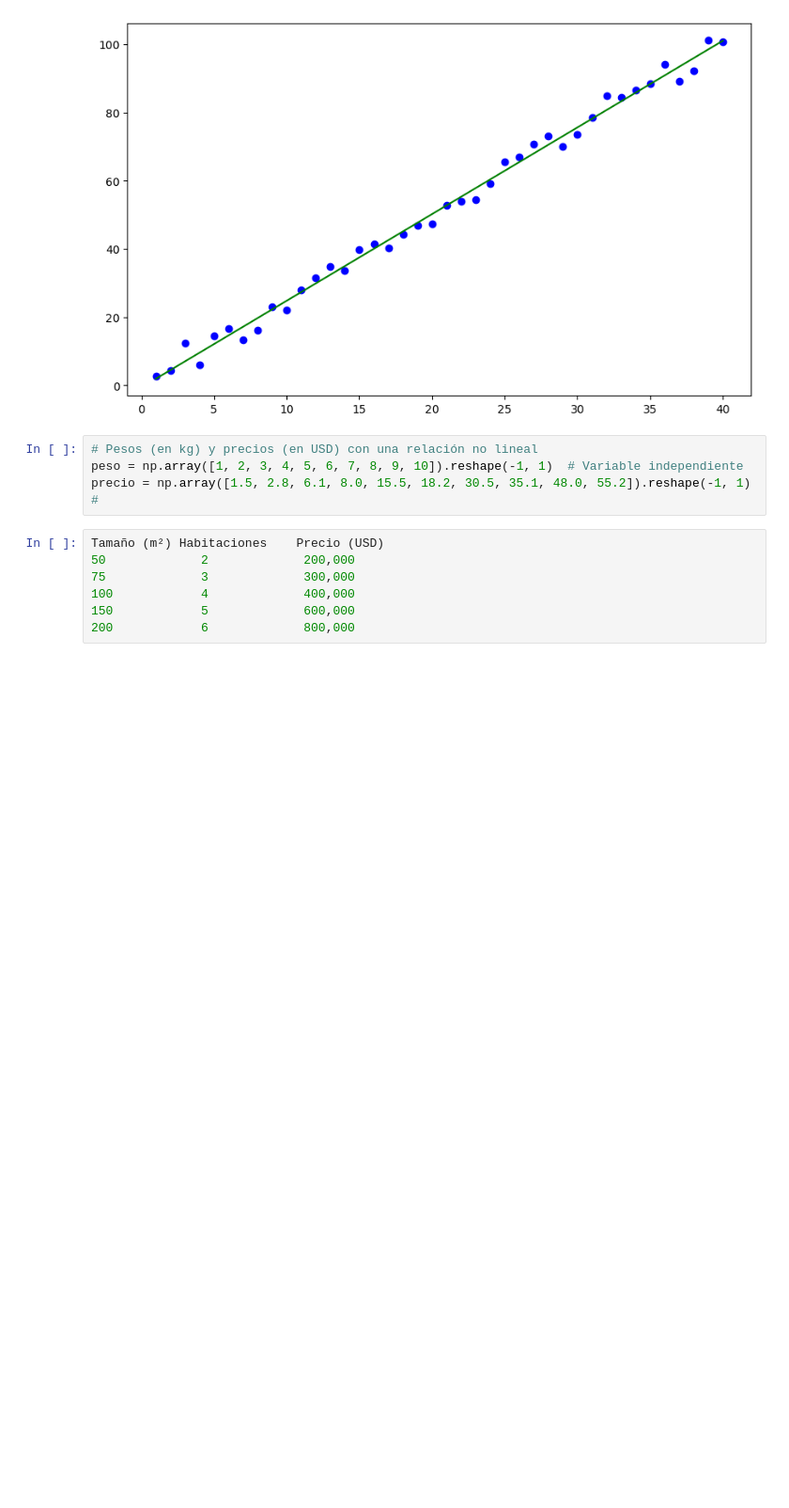
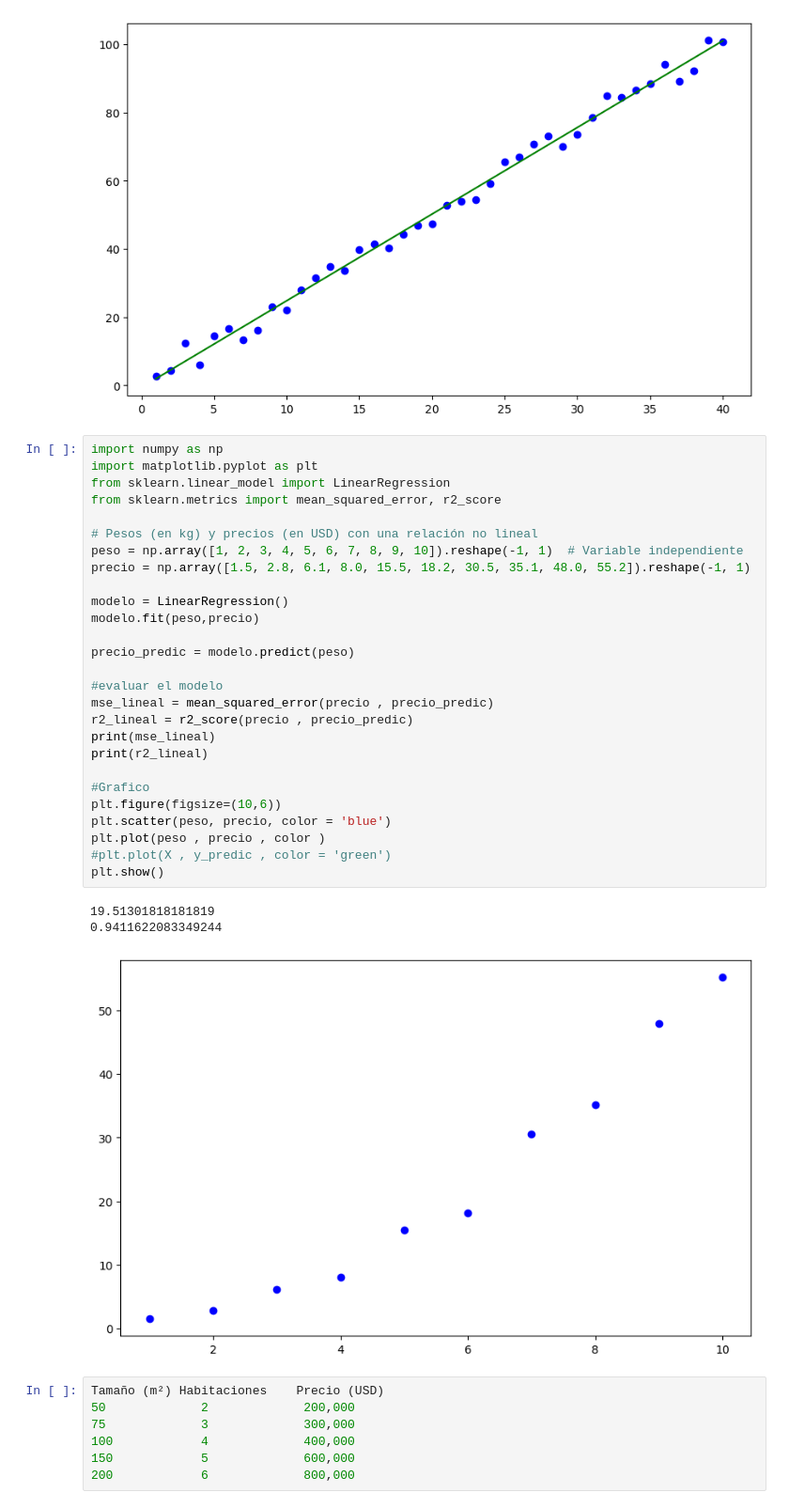
Before and after one commit to vizcardo1199/python-statitics, a Jupyter notebook: MODULO-2/Sesion 15.ipynb, the cells around one changed output. Shown: that part at 94% size. Drawn from its saved outputs; the diff is of its cells as text; blank space fills up the shorter version.

```diff
--- a/MODULO-2/Sesion 15.ipynb
+++ b/MODULO-2/Sesion 15.ipynb
@@ -162,9 +165,36 @@ plt.show()
 6.131937138644396
 [figure]
 # %%
+import numpy as np
+import matplotlib.pyplot as plt
+from sklearn.linear_model import LinearRegression
+from sklearn.metrics import mean_squared_error, r2_score
+
 # Pesos (en kg) y precios (en USD) con una relación no lineal
 peso = np.array([1, 2, 3, 4, 5, 6, 7, 8, 9, 10]).reshape(-1, 1)  # Variable independiente
-precio = np.array([1.5, 2.8, 6.1, 8.0, 15.5, 18.2, 30.5, 35.1, 48.0, 55.2]).reshape(-1, 1)  #
+precio = np.array([1.5, 2.8, 6.1, 8.0, 15.5, 18.2, 30.5, 35.1, 48.0, 55.2]).reshape(-1, 1)
+
+modelo = LinearRegression()
+modelo.fit(peso,precio)
+
+precio_predic = modelo.predict(peso)
+
+#evaluar el modelo
+mse_lineal = mean_squared_error(precio , precio_predic)
+r2_lineal = r2_score(precio , precio_predic)
+print(mse_lineal)
+print(r2_lineal)
+
+#Grafico
+plt.figure(figsize=(10,6))
+plt.scatter(peso, precio, color = 'blue')
+plt.plot(peso , precio , color )
+#plt.plot(X , y_predic , color = 'green')
+plt.show()
+# %% [output]
+19.51301818181819
+0.9411622083349244
+[figure, added]
 # %%
 Tamaño (m²)	Habitaciones	Precio (USD)
 50	           2	         200,000
```
Also changed, not shown: parts of 1 cell of this notebook.
